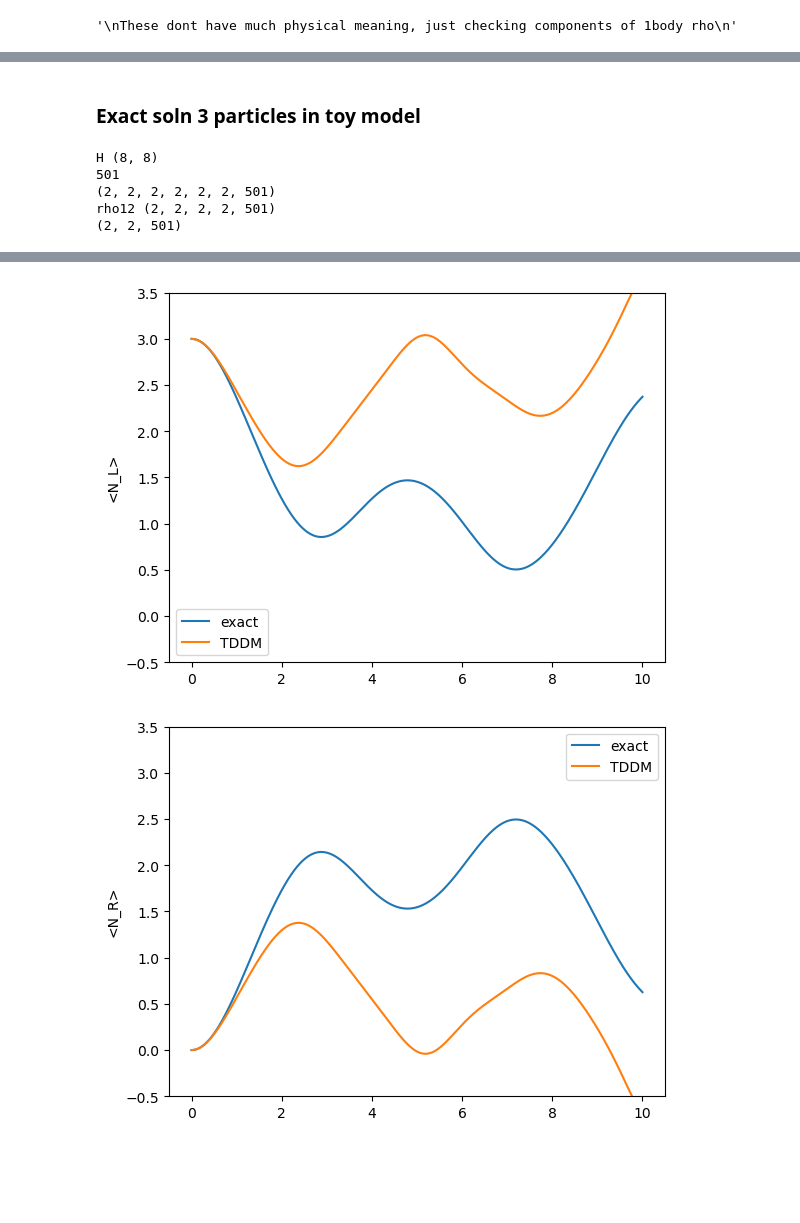
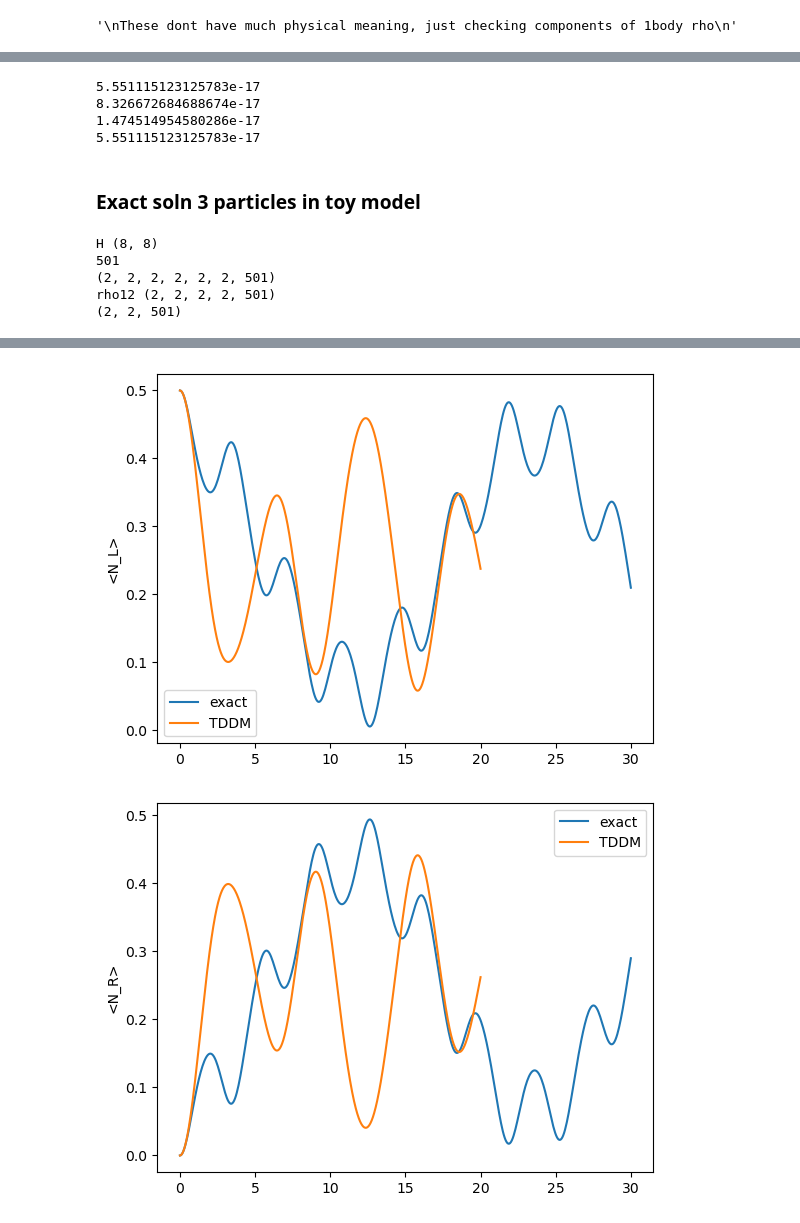
Before and after one commit to annabirke/Honours_entangle_magic, a Jupyter notebook: TDDM_linked_24July.ipynb, the cells around one changed output, grey strips where cells are left out. Cells and saved outputs as stored; diff of their text form; code cells hidden in the pictures; blank space fills up the shorter version.

```diff
--- a/TDDM_linked_24July.ipynb
+++ b/TDDM_linked_24July.ipynb
@@ -97,13 +92,14 @@ def TDDM(t,y,mu):
 
     return d_all
 # %%
-mu = 0.5
+mu = -1
 
 rho0 = np.zeros((2, 2), dtype=complex)
 c20 = np.zeros((4, 4), dtype=complex)
 
-# for all particles initialli in L:
-rho0[0,0] = 3
+# for all particles initially in L:
+# depends on convention! cedric book convention should be 3 in element 00. WangCassing convention is 1/2 in element 00
+rho0[0,0] = 1/2
 
 y0 = np.concatenate(( rho0.ravel(), c20.ravel() ))
 
@@ -132,7 +128,7 @@ Initial derivative shape: (20,)
 And now we integrate
 """
 
-t_list = np.linspace(0.0,10.0,501)
+t_list = np.linspace(0.0,20.0,1001)
 soln = solve_ivp(
     fun=lambda t, y: TDDM(t,y,mu),
     t_span = (t_list[0],t_list[-1]),
@@ -336,8 +345,26 @@ plt.show()
+# %%
+"""
+Check if the density matrix stays hermitian
+It does
+"""
+
+dI2 = rho2_soln - rho2_soln.conj().transpose(1,0,2)
+print(dI2.real.max())
+print(dI2.imag.max())
+
+dI1 = rho_soln - rho_soln.conj().transpose(1,0,2)
+print(dI1.real.max())
+print(dI1.imag.max())
+# %% [output]
+5.551115123125783e-17
+8.326672684688674e-17
+1.474514954580286e-17
+5.551115123125783e-17
 # %% [markdown]
 ### Exact soln 3 particles in toy model ###
 # %%
 # set up the system and hamiltonian
-mu = 0.5
+# mu = -0.8
 
 h0 = a/2*np.array([[1,-1],
                    [-1,1]],dtype=complex)
@@ -374,15 +401,15 @@ def rhoout(t_list,psiin):
 # calculate the state evolution
 L1 = np.array([1,0],dtype=complex)
 psiin = np.kron(np.kron(L1,L1),L1)
-t_list = np.linspace(0.0,10.0,501)
+t_list = np.linspace(0.0,30.0,501)
 print(len(t_list))
 rhoout_exact = rhoout(t_list,psiin)
 print(rhoout_exact.shape)
 
 # make reduced density matrices
-rho12_exact = (3*2)*np.trace(rhoout_exact,axis1=2,axis2=5)
+rho12_exact = (1)*np.trace(rhoout_exact,axis1=2,axis2=5) # coefficient depends on convention, 6 or 1
 print('rho12',rho12_exact.shape)
-rho1_exact = (3*2/2)*np.trace(   np.trace(rhoout_exact,axis1=2,axis2=5)   ,axis1=1,axis2=3)
+rho1_exact = (1/2)*np.trace(   np.trace(rhoout_exact,axis1=2,axis2=5)   ,axis1=1,axis2=3) # coefficient depends on convention, 6/2 or 1/2
 print(rho1_exact.shape)
 
 
@@ -407,14 +434,14 @@ plt.show()
 plt.plot(t_list,NL(rho1_exact),label='exact')
 plt.plot(soln.t,NL(rho_soln),label='TDDM')
 plt.ylabel('<N_L>')
-plt.ylim(-0.5,3.5)
+# plt.ylim(-0.5,3.5)
 plt.legend()
 plt.show()
 
 plt.plot(t_list,NR(rho1_exact),label='exact')
 plt.plot(soln.t,NR(rho_soln),label='TDDM')
 plt.ylabel('<N_R>')
-plt.ylim(-0.5,3.5)
+# plt.ylim(-0.5,3.5)
 plt.legend()
 plt.show()
 
@@ -441,2 +468,2 @@ rho12 (2, 2, 2, 2, 501)
-[figure, old version]
+[figure, new version]
-[figure, old version]
+[figure, new version]
```
Also changed, not shown: parts of 11 cells of this notebook, 1 other file.
